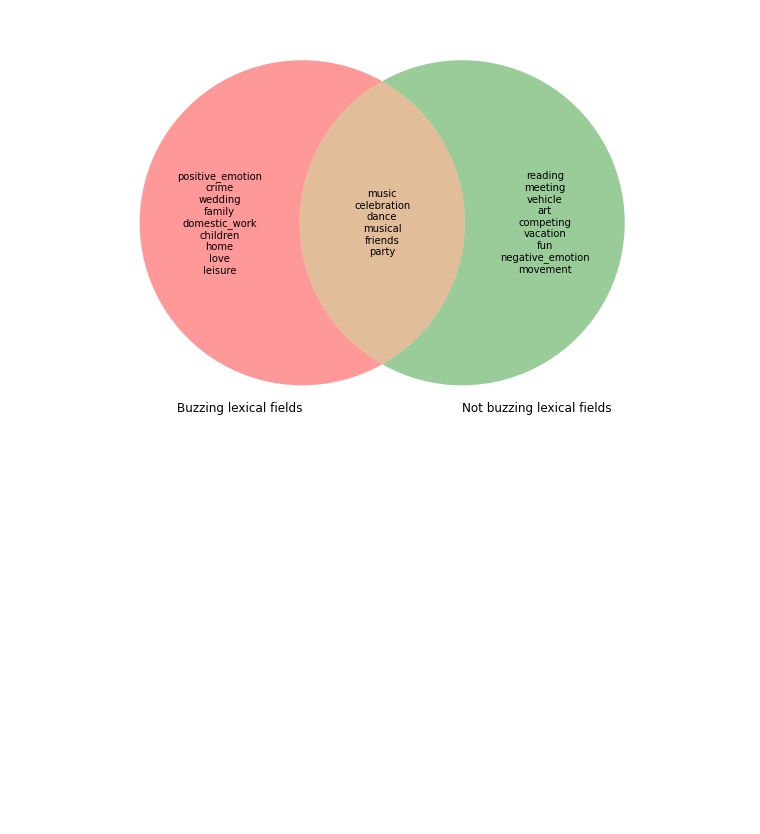
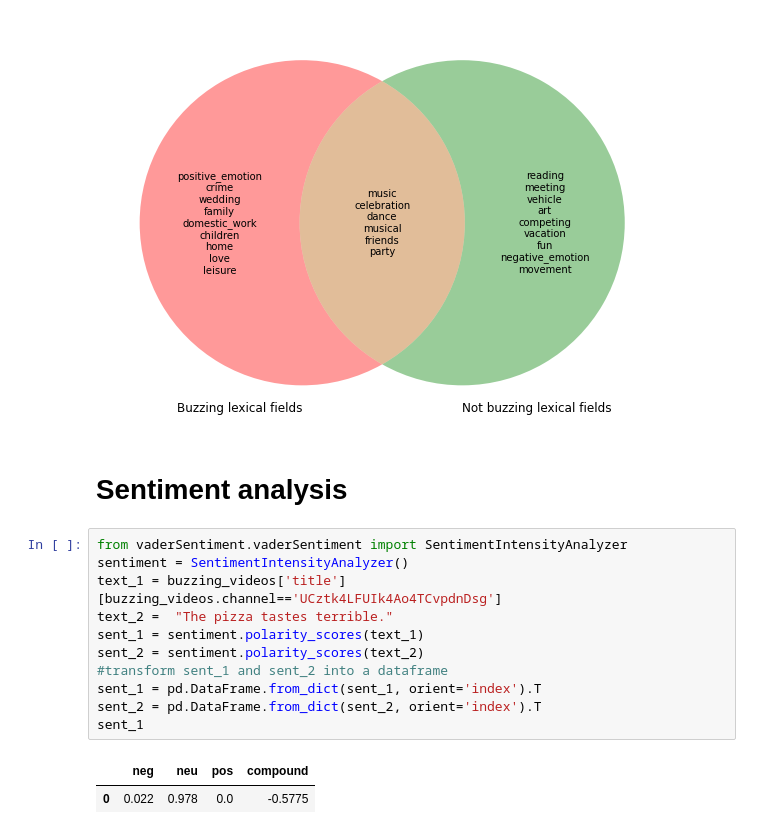
Before and after one commit to epfl-ada/ada-2022-project-croquemadame, a Jupyter notebook: P3.ipynb, the cells around one changed output. Cells and saved outputs as stored; diff of their text form; blank space fills up the shorter version.

```diff
--- a/P3.ipynb
+++ b/P3.ipynb
@@ -500,3 +506,19 @@ v.get_label_by_id('10').set_text('\n'.join(A-B))
 v.get_label_by_id('01').set_text('\n'.join(B-A))
 # %% [output]
 [figure]
+# %% [markdown]
+# Sentiment analysis
+# %%
+from vaderSentiment.vaderSentiment import SentimentIntensityAnalyzer
+sentiment = SentimentIntensityAnalyzer()
+text_1 = buzzing_videos['title'][buzzing_videos.channel=='UCztk4LFUIk4Ao4TCvpdnDsg']
+text_2 =  "The pizza tastes terrible."
+sent_1 = sentiment.polarity_scores(text_1)
+sent_2 = sentiment.polarity_scores(text_2)
+#transform sent_1 and sent_2 into a dataframe
+sent_1 = pd.DataFrame.from_dict(sent_1, orient='index').T
+sent_2 = pd.DataFrame.from_dict(sent_2, orient='index').T
+sent_1
+# %% [output]
+|  | neg | neu | pos | compound |
+| 0 | 0.022 | 0.978 | 0.0 | -0.5775 |
```
Also changed, not shown: parts of 3 cells of this notebook.
